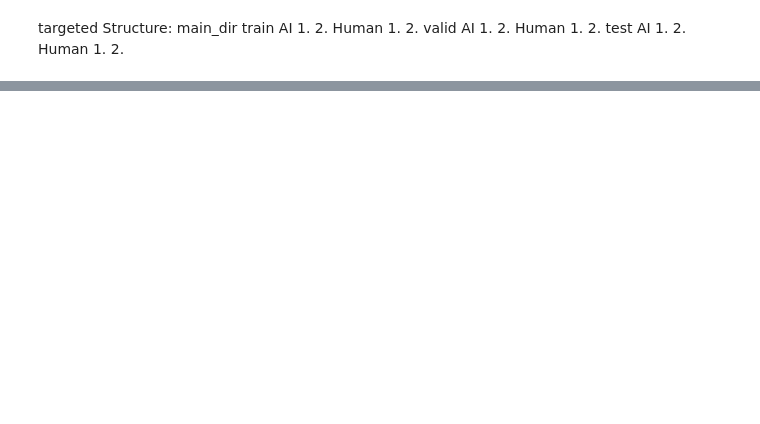
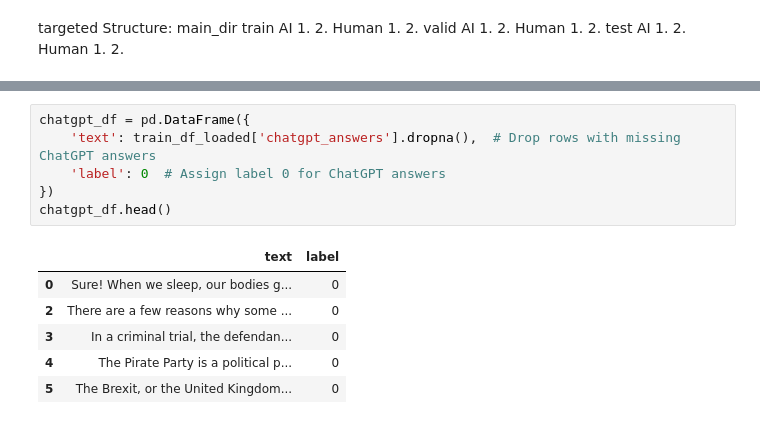
Before and after one commit to EngelMichael/FRA_UAS_AI_recognition_Project, a Jupyter notebook: AI_Classifier_FRA_UAS_Informatik_Projekt_.ipynb, the cells around one changed output, grey strips where cells are left out. Cells and saved outputs as stored; diff of their text form; blank space fills up the shorter version.

```diff
--- a/AI_Classifier_FRA_UAS_Informatik_Projekt_.ipynb
+++ b/AI_Classifier_FRA_UAS_Informatik_Projekt_.ipynb
@@ -550,0 +581,13 @@ main_dir
+# %%
+chatgpt_df = pd.DataFrame({
+    'text': train_df_loaded['chatgpt_answers'].dropna(),  # Drop rows with missing ChatGPT answers
+    'label': 0  # Assign label 0 for ChatGPT answers
+})
+chatgpt_df.head()
+# %% [output]
+|  | text | label |
+| 0 | Sure! When we sleep, our bodies g... | 0 |
+| 2 | There are a few reasons why some ... | 0 |
+| 3 | In a criminal trial, the defendan... | 0 |
+| 4 | The Pirate Party is a political p... | 0 |
+| 5 | The Brexit, or the United Kingdom... | 0 |
```
Also changed, not shown: parts of 17 cells of this notebook.
